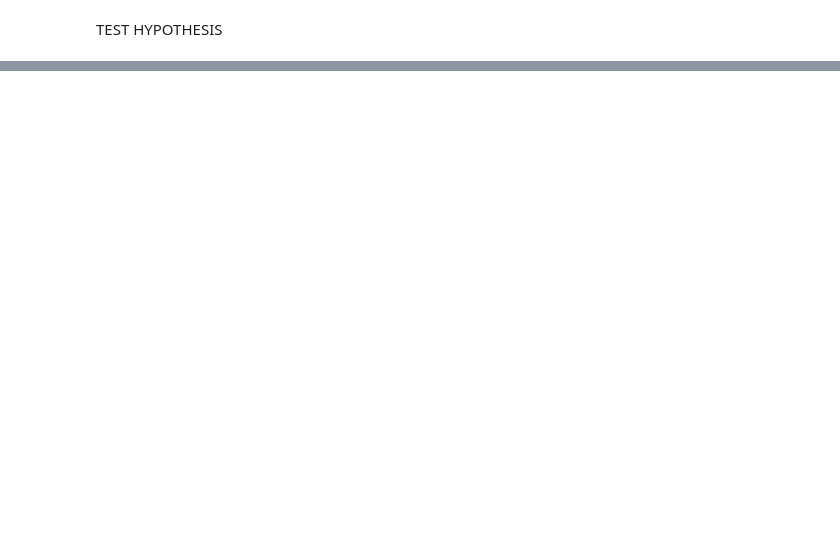
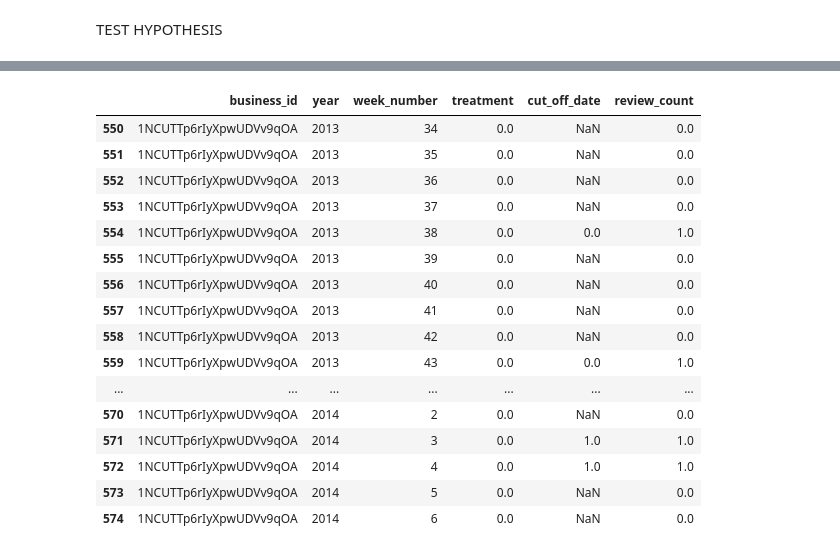
Before and after one commit to marcotoccoli/master_thesis_all, a Jupyter notebook: Dfference_in_Difference.ipynb, the cells around one changed output, grey strips where cells are left out. Saved outputs shown, nothing was run; the diff lists cells and outputs as text; code cells hidden in the pictures; blank space fills up the shorter version.

```diff
--- a/Dfference_in_Difference.ipynb
+++ b/Dfference_in_Difference.ipynb
@@ -454,0 +548,37 @@ TEST HYPOTHESIS
+# %%
+treatment_mapping = {}
+
+for business_id in hyp_1_full_weeks['business_id'].unique():
+    # Find the non-NaN treatment values for the current business_id
+    treatment_values = hyp_1_full_weeks[hyp_1_full_weeks['business_id'] == business_id]['treatment'].dropna().unique()
+
+    # If there is a consistent treatment value (either 1 or 0) across all non-NaN entries, use that
+    if len(treatment_values) == 1:
+        treatment_mapping[business_id] = treatment_values[0]
+    else:
+        treatment_mapping[business_id] = 'wrong'
+
+
+# Fill NaN values in the 'treatment' column based on the identified treatment values
+for business_id, treatment_value in treatment_mapping.items():
+    hyp_1_full_weeks.loc[hyp_1_full_weeks['business_id'] == business_id, 'treatment'] = hyp_1_full_weeks.loc[hyp_1_full_weeks['business_id'] == business_id, 'treatment'].fillna(treatment_value)
+# %%
+hyp_1_full_weeks[hyp_1_full_weeks['business_id'] == '1NCUTTp6rIyXpwUDVv9qOA']
+# %% [output]
+|  | business_id | year | week_number | treatment | cut_off_date | review_count |
+| 550 | 1NCUTTp6rIyXpwUDVv9qOA | 2013 | 34 | 0.0 | NaN | 0.0 |
+| 551 | 1NCUTTp6rIyXpwUDVv9qOA | 2013 | 35 | 0.0 | NaN | 0.0 |
+| 552 | 1NCUTTp6rIyXpwUDVv9qOA | 2013 | 36 | 0.0 | NaN | 0.0 |
+| 553 | 1NCUTTp6rIyXpwUDVv9qOA | 2013 | 37 | 0.0 | NaN | 0.0 |
+| 554 | 1NCUTTp6rIyXpwUDVv9qOA | 2013 | 38 | 0.0 | 0.0 | 1.0 |
+| 555 | 1NCUTTp6rIyXpwUDVv9qOA | 2013 | 39 | 0.0 | NaN | 0.0 |
+| 556 | 1NCUTTp6rIyXpwUDVv9qOA | 2013 | 40 | 0.0 | NaN | 0.0 |
+| 557 | 1NCUTTp6rIyXpwUDVv9qOA | 2013 | 41 | 0.0 | NaN | 0.0 |
+| 558 | 1NCUTTp6rIyXpwUDVv9qOA | 2013 | 42 | 0.0 | NaN | 0.0 |
+| 559 | 1NCUTTp6rIyXpwUDVv9qOA | 2013 | 43 | 0.0 | 0.0 | 1.0 |
+| ... | ... | ... | ... | ... | ... | ... |
+| 570 | 1NCUTTp6rIyXpwUDVv9qOA | 2014 | 2 | 0.0 | NaN | 0.0 |
+| 571 | 1NCUTTp6rIyXpwUDVv9qOA | 2014 | 3 | 0.0 | 1.0 | 1.0 |
+| 572 | 1NCUTTp6rIyXpwUDVv9qOA | 2014 | 4 | 0.0 | 1.0 | 1.0 |
+| 573 | 1NCUTTp6rIyXpwUDVv9qOA | 2014 | 5 | 0.0 | NaN | 0.0 |
+| 574 | 1NCUTTp6rIyXpwUDVv9qOA | 2014 | 6 | 0.0 | NaN | 0.0 |
```
Also changed, not shown: parts of 19 cells of this notebook.
